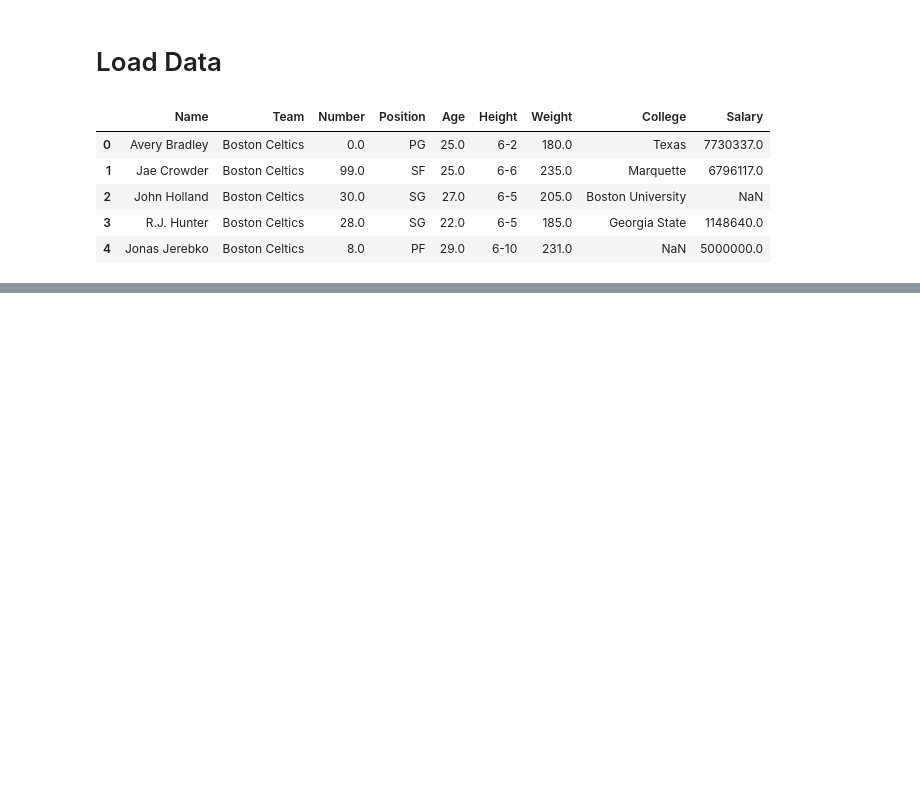
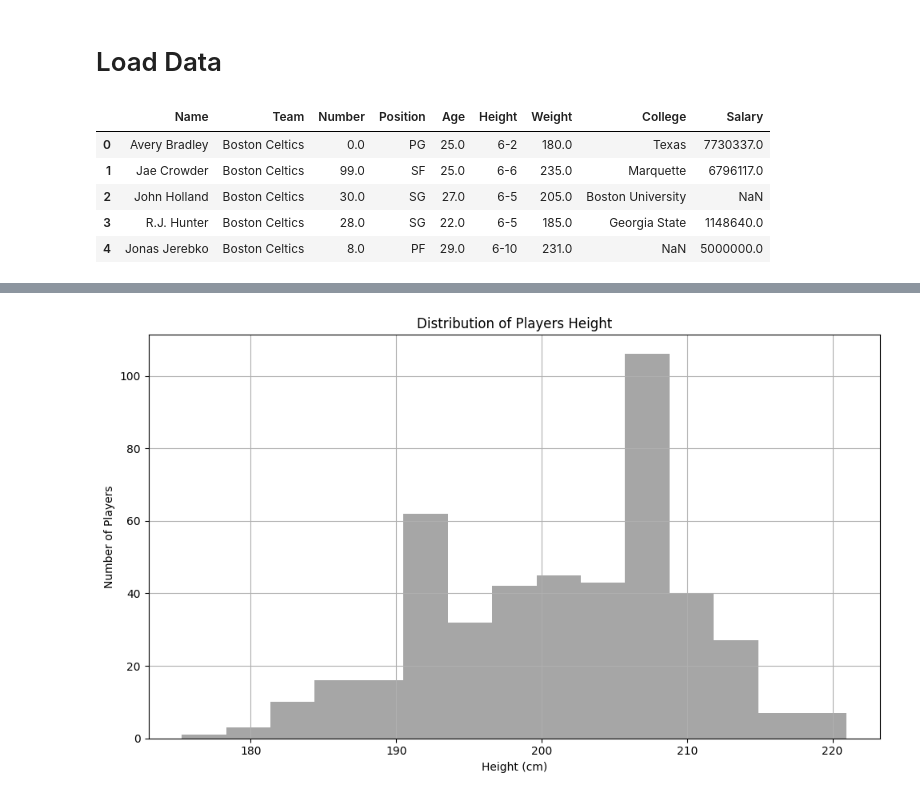
Before and after one commit to alelozanob16/Exploratory_Analysis_NBAData, a Jupyter notebook: exploratoy_analysis.ipynb, the cells around one changed output, grey strips where cells are left out. Cells and saved outputs as stored; diff of their text form; code cells hidden in the pictures; blank space fills up the shorter version.

```diff
--- a/exploratoy_analysis.ipynb
+++ b/exploratoy_analysis.ipynb
@@ -54,0 +183,12 @@ age_mean = nba_data['']
+# %%
+# We doing the same with the Height variable
+plt.figure(figsize=(10, 6))
+nba['Height (cm)'].hist(bins=15, color='grey', alpha=0.7)
+plt.title('Distribution of Players Height')
+plt.xlabel('Height (cm)')
+plt.ylabel('Number of Players')
+plt.grid(True)
+plt.tight_layout()
+plt.show()
+# %% [output]
+[figure, added]
```
Also changed, not shown: parts of 23 cells of this notebook.
